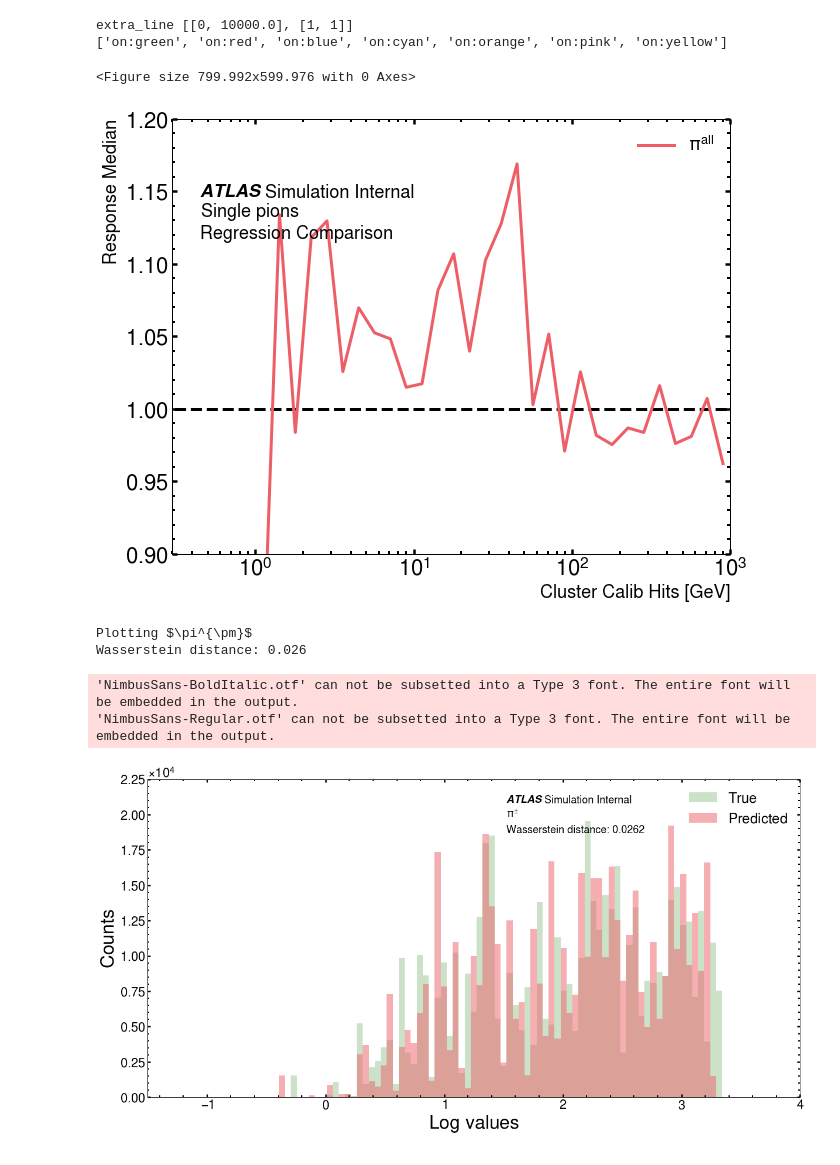
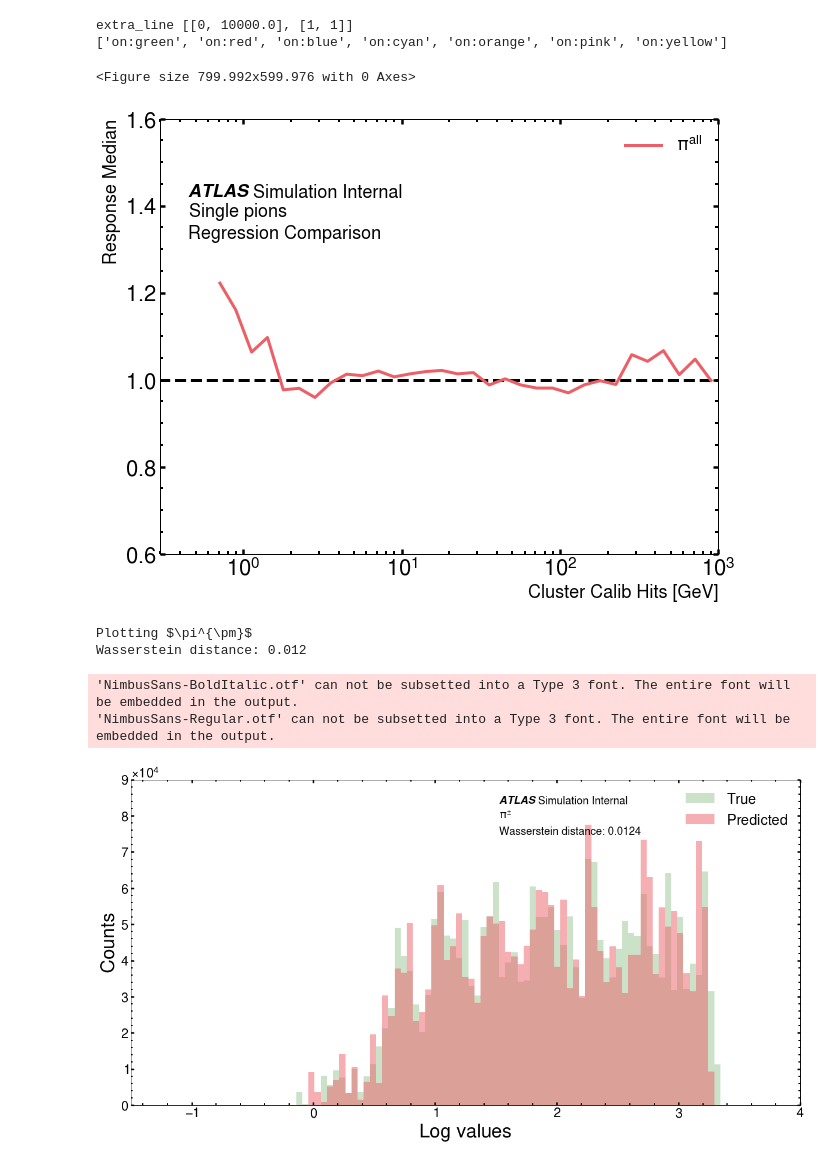
Before and after one commit to atlas-calo-ml/gn4pions_eastbay, a Jupyter notebook: analysis_track_regression_noCell.ipynb, the cells around one changed output. Saved outputs shown, nothing was run; the diff lists cells and outputs as text; code cells hidden in the pictures.

```diff
--- a/analysis_track_regression_noCell.ipynb
+++ b/analysis_track_regression_noCell.ipynb
@@ -29,7 +29,7 @@ ampl.set_color_cycle('Oceanic',10)
 # plt.style.use('paper')
 # %%
 # data_dir = '../results/Block_20210831_1455_simult_optimized/'
-data_dir = 'results/onetrack_multicluster/Simple_20220513_1019_track_simple_nClusters/'
+data_dir = 'results/onetrack_multicluster/Block_large_20220512_1623_track_regress_noCell_nClusters/'
 # data_dir = '../results/Block_20210831_1459_simult_concatClass_optimized/'
 # data_dir = '../results/Nearest_20211019_0757_nearest_weightedRegress_optimized/'
 # %%
@@ -75,5 +75,7 @@ Loading form results/onetrack_multicluster/Simple_20220513_1019_track_simple_nCl
 # %%
-pred_file = data_dir+'/predictions.npz'
+pred_file = data_dir+'/inference_predictions.npz'
 predictions = np.load(pred_file)
 targets_regress = predictions['targets']
 outputs_regress = predictions['outputs'][:, 0]
+
+targets_regress.shape, outputs_regress.shape
@@ -136,19 +140,19 @@ Saving figure to results/onetrack_multicluster/Simple_20220513_1019_track_simple
 # %%
 pu.lineOverlay(xcenter=xcenter, lines=response_median,  # [iqrOverMedpi0, iqrOverMedpiplus, iqrOverMedpiminus],
                 labels = [r'$\pi^{all}$', r'$\pi^{0}$', r'$\pi^{\pm}$'],
                 xlabel = 'Cluster Calib Hits [GeV]', ylabel = 'Response Median',
                 figfile = '', # medResponse_gnBlock.png',
-                y_max=1.2, y_min=.9, x_min = .3, colorgrouping=0,
+                y_max=1.6, y_min=.6, x_min = .3, colorgrouping=0,
                 extra_lines= [[[0, 10e3], [1, 1]]],
                 linestyles = ['solid', 'solid', 'solid'], # , 'dashed',],
                 atlas_x = 0.05, atlas_y = 0.85, simulation = True,
                 textlist = [{'x': 0.05, 'y': 0.775, 'text': 'Single $pions$'},
                             {'x': 0.05, 'y': 0.725,  'text': 'Regression Comparison'}])
 # %% [output]
 extra_line [[0, 10000.0], [1, 1]]
 ['on:green', 'on:red', 'on:blue', 'on:cyan', 'on:orange', 'on:pink', 'on:yellow']
 <Figure size 799.992x599.976 with 0 Axes>
-[figure, old version]
+[figure, new version]
 # %%
 def make_hist_plot(y_true, y_pred, pion_label, f_name=None):
     print('Wasserstein distance: {:.3f}'.format(wasserstein_distance(y_true, y_pred)))
@@ -204,10 +208,10 @@ y_pred = np.log10(outputs_regress)
 make_hist_plot(y_true, y_pred, pion_list[2], f_name=data_dir+'pion_dist.pdf')
 # %% [output]
 Plotting $\pi^{\pm}$
-Wasserstein distance: 0.026
+Wasserstein distance: 0.012
 'NimbusSans-BoldItalic.otf' can not be subsetted into a Type 3 font. The entire font will be embedded in the output.
 'NimbusSans-Regular.otf' can not be subsetted into a Type 3 font. The entire font will be embedded in the output.
-[figure, old version]
+[figure, new version]
 # %%
 iqr = []
 # print('\nPlotting {}'.format(pion_list[0]))
```
Also changed, not shown: parts of 10 cells of this notebook, 8 other files.
